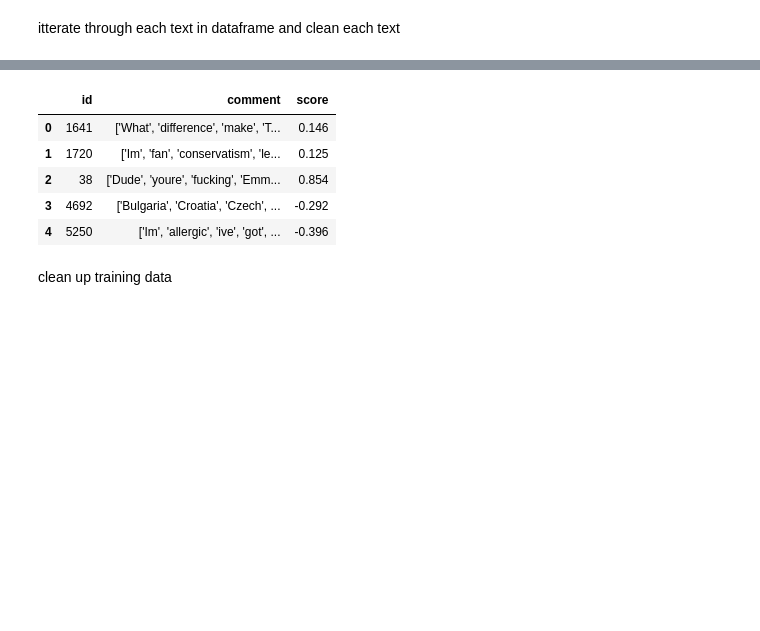
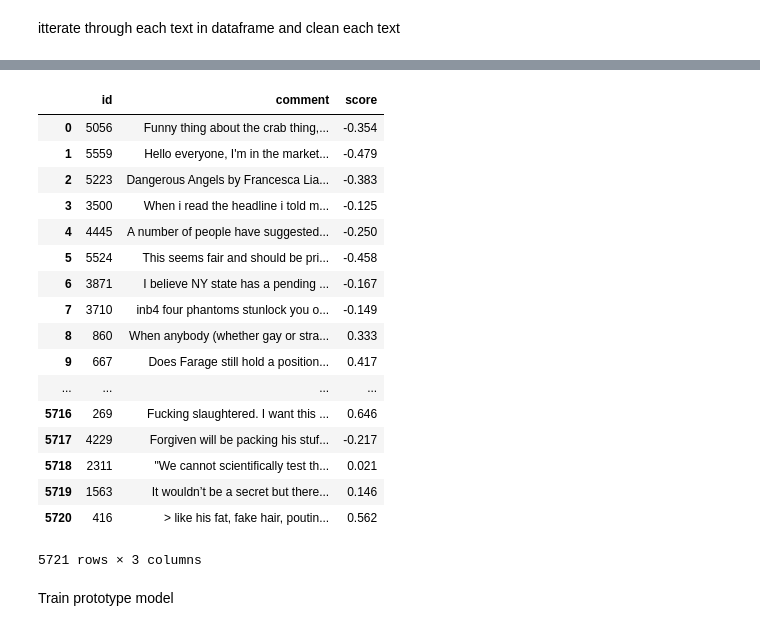
Before and after one commit to hayacon/cs_final_project, a Jupyter notebook: code/model/prototype.ipynb, the cells around one changed output, grey strips where cells are left out. Saved outputs shown, nothing was run; the diff lists cells and outputs as text; code cells hidden in the pictures; blank space fills up the shorter version.

Commit message:
prototype

```diff
--- a/code/model/prototype.ipynb
+++ b/code/model/prototype.ipynb
@@ -82,5 +92,5 @@ print(c)
 # %% [markdown]
 itterate through each text in dataframe and clean each text
 # %%
-for index, row in reddit_df.iterrows():
-    reddit_df.iloc[index, 1] = clean_text(row['comment'])
+# for index, row in reddit_df.iterrows():
+#     reddit_df.iloc[index, 1] = clean_text(row['comment'])
@@ -88,14 +131,26 @@ for index, row in reddit_df.iterrows():
 #shuffle rows
 reddit_df = reddit_df.sample(frac=1).reset_index(drop=True)
 # %%
-reddit_df.head()
+reddit_df
 # %% [output]
 |  | id | comment | score |
-| 0 | 1641 | ['What', 'difference', 'make', 'T... | 0.146 |
-| 1 | 1720 | ['Im', 'fan', 'conservatism', 'le... | 0.125 |
-| 2 | 38 | ['Dude', 'youre', 'fucking', 'Emm... | 0.854 |
-| 3 | 4692 | ['Bulgaria', 'Croatia', 'Czech', ... | -0.292 |
-| 4 | 5250 | ['Im', 'allergic', 'ive', 'got', ... | -0.396 |
+| 0 | 5056 | Funny thing about the crab thing,... | -0.354 |
+| 1 | 5559 | Hello everyone, I'm in the market... | -0.479 |
+| 2 | 5223 | Dangerous Angels by Francesca Lia... | -0.383 |
+| 3 | 3500 | When i read the headline i told m... | -0.125 |
+| 4 | 4445 | A number of people have suggested... | -0.250 |
+| 5 | 5524 | This seems fair and should be pri... | -0.458 |
+| 6 | 3871 | I believe NY state has a pending ... | -0.167 |
+| 7 | 3710 | inb4 four phantoms stunlock you o... | -0.149 |
+| 8 | 860 | When anybody (whether gay or stra... | 0.333 |
+| 9 | 667 | Does Farage still hold a position... | 0.417 |
+| ... | ... | ... | ... |
+| 5716 | 269 | Fucking slaughtered. I want this ... | 0.646 |
+| 5717 | 4229 | Forgiven will be packing his stuf... | -0.217 |
+| 5718 | 2311 | "We cannot scientifically test th... | 0.021 |
+| 5719 | 1563 | It wouldn’t be a secret but there... | 0.146 |
+| 5720 | 416 | > like his fat, fake hair, poutin... | 0.562 |
+5721 rows × 3 columns
 # %%
 train_df = reddit_df.iloc[:4604,:]
 val_df = reddit_df.iloc[4605:,:]
@@ -105,2 +157,2 @@ val_df.to_csv('val_data.csv')
-# %% [markdown]
-clean up training data
+# %% [markdown]
+Train prototype model
```
Also changed, not shown: parts of 21 cells of this notebook.
